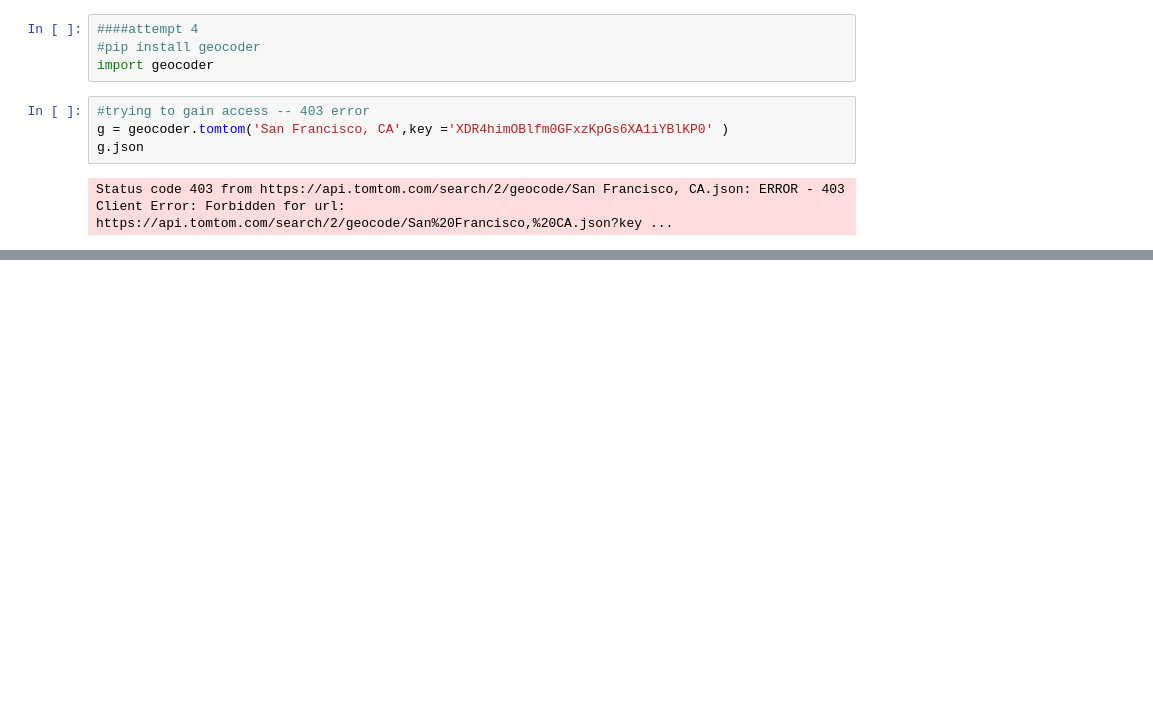
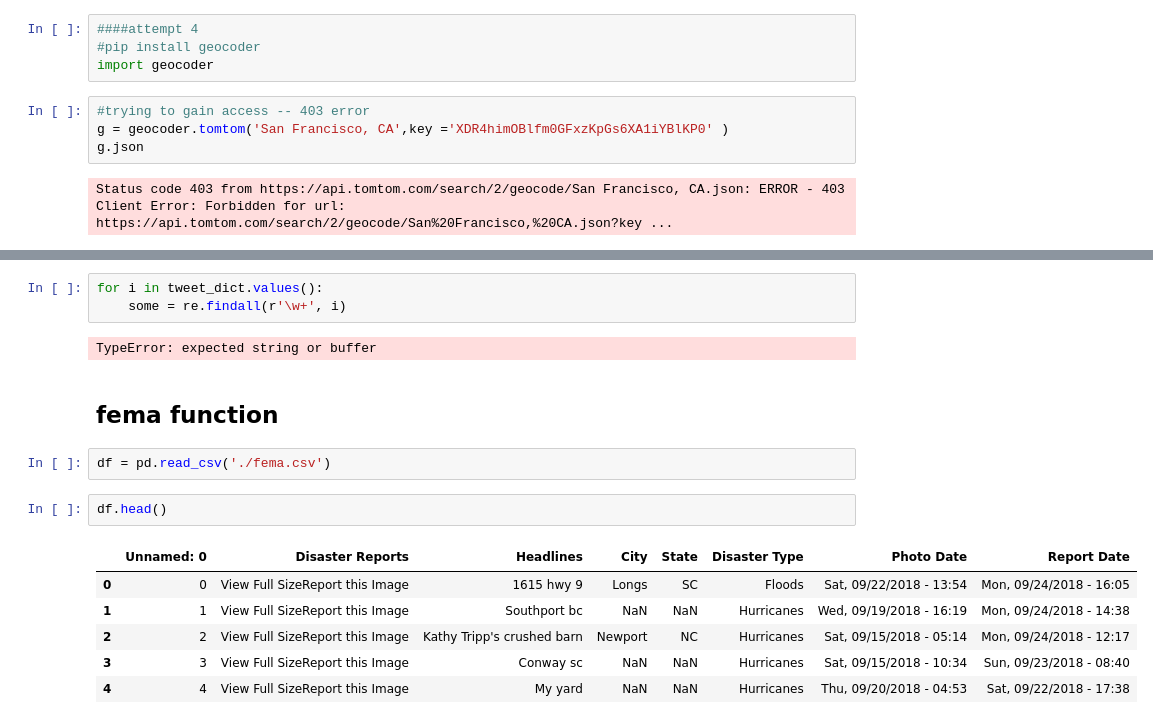
Before and after one commit to Celis1/Project-5, a Jupyter notebook: twitter_tomtom_trails.ipynb, the cells around one changed output, grey strips where cells are left out. Cells and saved outputs as stored; diff of their text form; blank space fills up the shorter version.

Commit message:
created fema search function

```diff
--- a/twitter_tomtom_trails.ipynb
+++ b/twitter_tomtom_trails.ipynb
@@ -139,0 +351,18 @@ Status code 403 from https://api.tomtom.com/search/2/geocode/San Francisco, CA.j
+# %%
+for i in tweet_dict.values():
+    some = re.findall(r'\w+', i)
+# %% [output]
+TypeError: expected string or buffer
+# %% [markdown]
+## fema function
+# %%
+df = pd.read_csv('./fema.csv')
+# %%
+df.head()
+# %% [output]
+|  | Unnamed: 0 | Disaster Reports | Headlines | City | State | Disaster Type | Photo Date | Report Date |
+| 0 | 0 | View Full SizeReport this Image | 1615 hwy 9 | Longs | SC | Floods | Sat, 09/22/2018 - 13:54 | Mon, 09/24/2018 - 16:05 |
+| 1 | 1 | View Full SizeReport this Image | Southport bc | NaN | NaN | Hurricanes | Wed, 09/19/2018 - 16:19 | Mon, 09/24/2018 - 14:38 |
+| 2 | 2 | View Full SizeReport this Image | Kathy Tripp's crushed barn | Newport | NC | Hurricanes | Sat, 09/15/2018 - 05:14 | Mon, 09/24/2018 - 12:17 |
+| 3 | 3 | View Full SizeReport this Image | Conway sc | NaN | NaN | Hurricanes | Sat, 09/15/2018 - 10:34 | Sun, 09/23/2018 - 08:40 |
+| 4 | 4 | View Full SizeReport this Image | My yard | NaN | NaN | Hurricanes | Thu, 09/20/2018 - 04:53 | Sat, 09/22/2018 - 17:38 |
```
Also changed, not shown: parts of 36 cells of this notebook.
